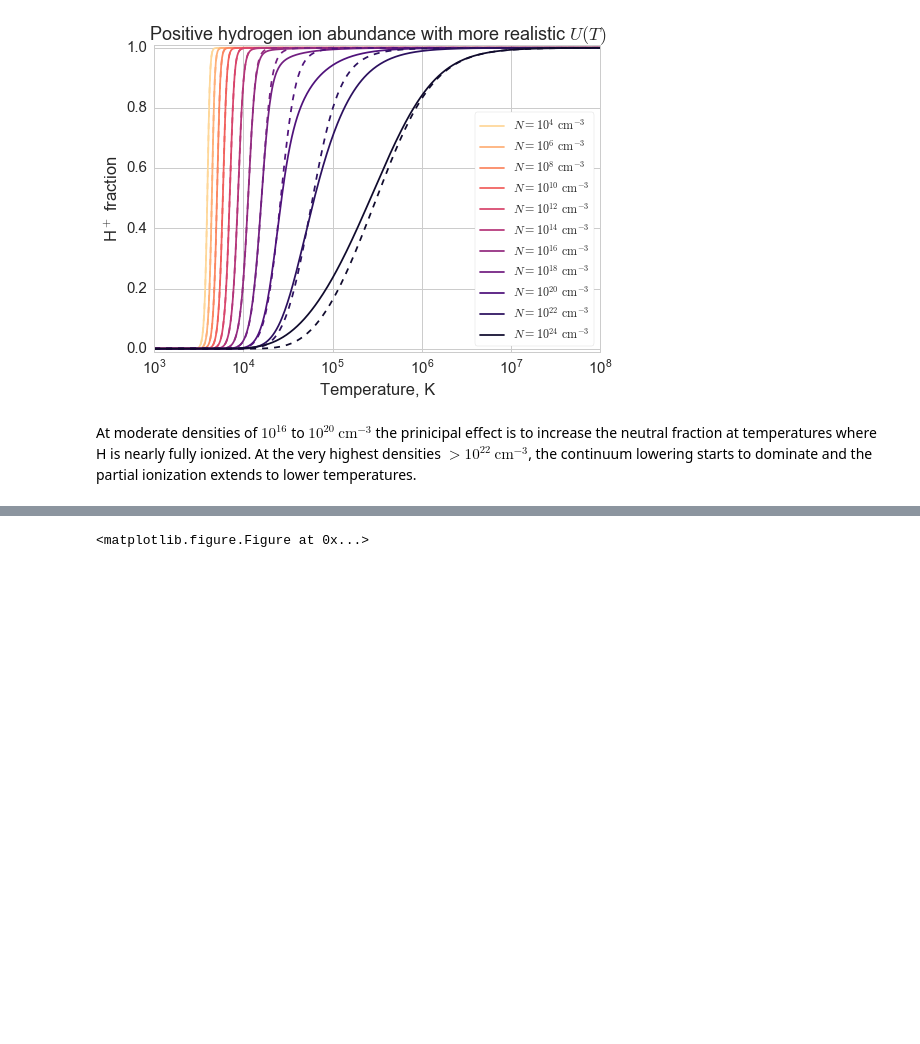
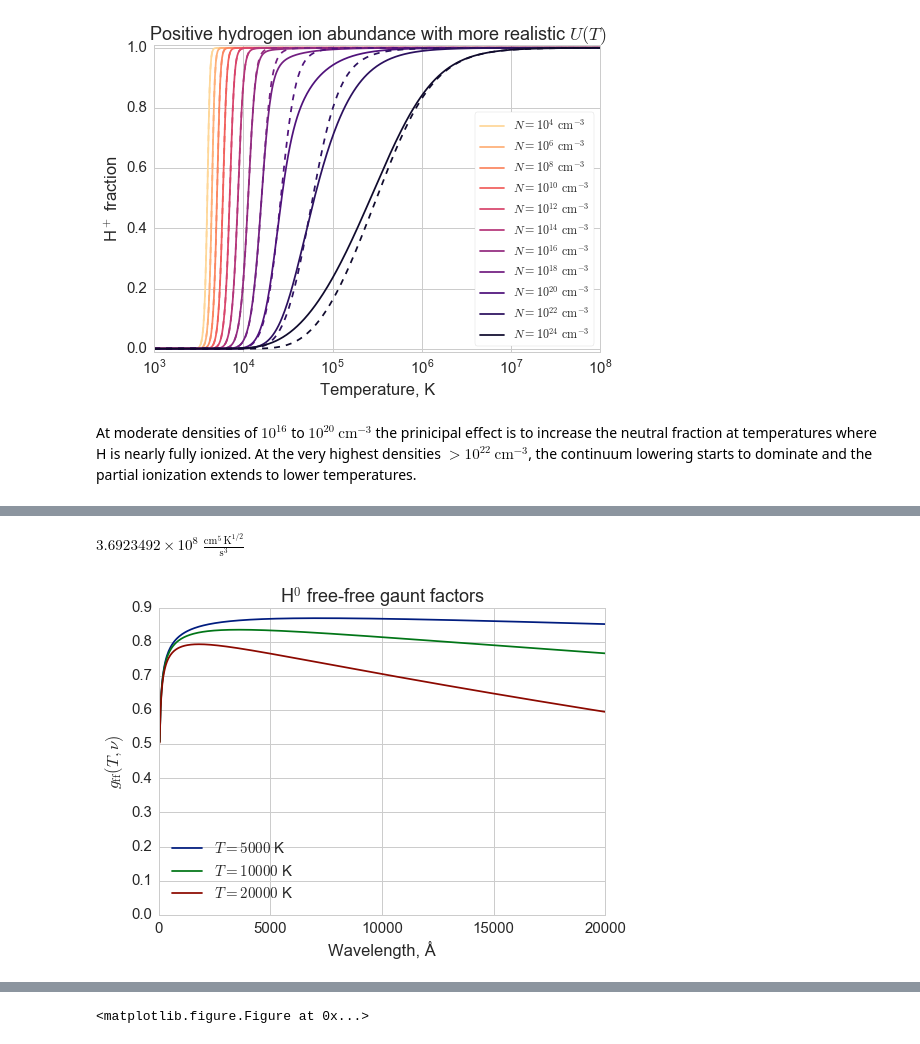
Before and after one commit to deprecated/lte-opacities, a Jupyter notebook: LTE Opacity.ipynb, the cells around one changed output, grey strips where cells are left out. Drawn from its saved outputs; the diff is of its cells as text; code cells hidden in the pictures; blank space fills up the shorter version.

```diff
--- a/LTE Opacity.ipynb
+++ b/LTE Opacity.ipynb
@@ -317,0 +414,6 @@ import lteopacity
+# %%
+from astropy.constants import e, m_e
+alpha0 = np.sqrt(2*np.pi/(3*k_B*m_e))*(4*e.esu**6)/(3*m_e*h*light_speed)
+alpha0.cgs
+# %% [output]
+$3.6923492 \times 10^{8} \; \mathrm{\frac{cm^{5}\,K^{1/2}}{s^{3}}}$
@@ -317,0 +428,19 @@ import lteopacity
+# %%
+def gaunt_H0_freefree(T, nu):
+  """
+  Factor Gaunt para absorción libre-libre H0 a frecuencia `nu` Hz
+  """
+  lambda_R = RYDBERG/(PLANCK*nu)
+  return 1.0 - 0.3456*(BOLTZMANN*T/(PLANCK*nu) + 0.5)/lambda_R**(1./3.)
+# %%
+fig, ax = plt.subplots(1, 1)
+for T in [5e3, 1e4, 2e4]:
+  ax.plot(wavs, gaunt_H0_freefree(T, freqs.value),
+         label=r'$T = {:.0f}$ K'.format(T))
+ax.set_ylim(0.0, None)
+ax.legend(loc='lower left')
+ax.set_xlabel(r'Wavelength, Å')
+ax.set_ylabel(r'$g_\mathrm{ff}(T, \nu)$')
+ax.set_title('H$^0$ free-free gaunt factors');
+# %% [output]
+[figure, added]
```
Also changed, not shown: parts of 22 cells of this notebook, 4 other files.
